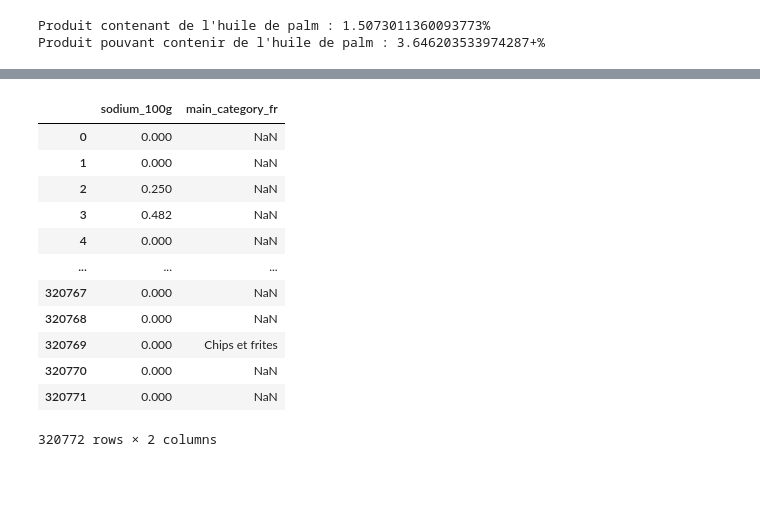
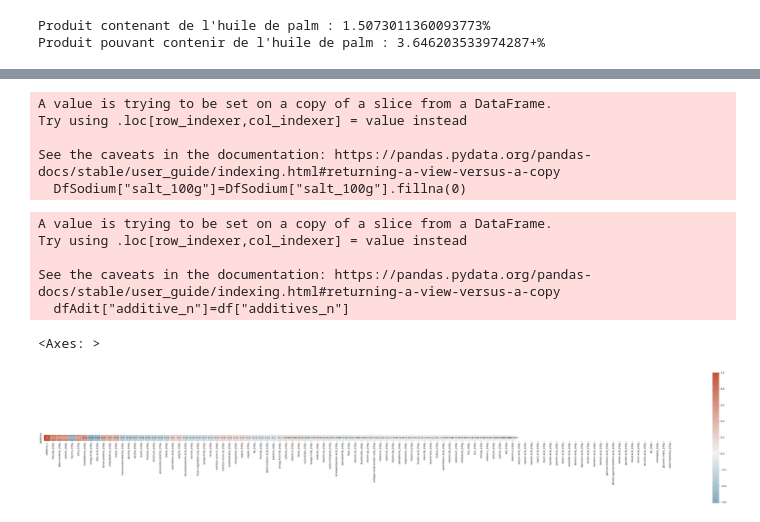
Before and after one commit to Solenhya/IAFood-P4-DevIA-G1, a Jupyter notebook: Améliorer la santé par l'IA - Analyse des données Open Food Facts.ipynb, the cells around one changed output, grey strips where cells are left out. Saved outputs shown, nothing was run; the diff lists cells and outputs as text; code cells hidden in the pictures; blank space fills up the shorter version.

```diff
--- a/Améliorer la santé par l'IA - Analyse des données Open Food Facts.ipynb
+++ b/Améliorer la santé par l'IA - Analyse des données Open Food Facts.ipynb
@@ -295,6 +336,6 @@ Name: 0, Length: 98451, dtype: int64
 # %%
 #Reponse 9
-#   Comment la teneur en sel varie-t-elle en fonction des catégories d'aliments ?
+# Comment la teneur en sel varie-t-elle en fonction des catégories d'aliments ?
 
 DfSodium = df[["salt_100g","main_category_fr"]]
 DfSodium["salt_100g"]=DfSodium["salt_100g"].fillna(0)
@@ -305,36 +346,36 @@ DfSodium
 saltmean= DfSodium.groupby("main_category_fr").mean()
 saltmin= DfSodium.groupby("main_category_fr").min()
 saltmax= DfSodium.groupby("main_category_fr").max()
+saltmean
+# %% [output]
+A value is trying to be set on a copy of a slice from a DataFrame.
+Try using .loc[row_indexer,col_indexer] = value instead
+
+See the caveats in the documentation: https://pandas.pydata.org/pandas-docs/stable/user_guide/indexing.html#returning-a-view-versus-a-copy
+  DfSodium["salt_100g"]=DfSodium["salt_100g"].fillna(0)
 # %%
 #Question 10
 # Existe-t-il une corrélation entre la présence d'additifs et la valeur nutritionnelle des aliments ?
 dfAdit = df.filter(like='_100g',axis=1)
 dfAdit["additive_n"]=df["additives_n"]
 correlation = dfAdit.corr()
 aditCorr = correlation["additive_n"]
-aditCorr = aditCorr.values.reshape(1, -1)
+dataframeadit = pd.DataFrame(aditCorr)
+aditCorr_sorted = dataframeadit.reindex(aditCorr.abs().sort_values(ascending=False).index)
 # Set up the matplotlib figure
 f, ax = plt.subplots(figsize=(60, 20))
 
 # Generate a custom diverging colormap
 cmap = sns.diverging_palette(230, 20, as_cmap=True)
 
 # Draw the heatmap with the mask and correct aspect ratio
-sns.heatmap(aditCorr, cmap=cmap, center=0,
-            square=True, linewidths=.5,xticklabels=correlation.columns,yticklabels=["Additives"], cbar_kws={"shrink": .5},annot=True)
+sns.heatmap(aditCorr_sorted.T, cmap=cmap, center=0,
+            square=True, linewidths=.5,xticklabels=aditCorr_sorted.index,yticklabels=["Additives"], cbar_kws={"shrink": .5},annot=True)
+# %% [output]
+A value is trying to be set on a copy of a slice from a DataFrame.
+Try using .loc[row_indexer,col_indexer] = value instead
+
+See the caveats in the documentation: https://pandas.pydata.org/pandas-docs/stable/user_guide/indexing.html#returning-a-view-versus-a-copy
+  dfAdit["additive_n"]=df["additives_n"]
+<Axes: >
+[figure, added]
-# %%
-df[["additives_n","nutrition-score-fr_100g","nutrition-score-uk_100g"]]
-# %% [output]
-|  | sodium_100g | main_category_fr |
-| 0 | 0.000 | NaN |
-| 1 | 0.000 | NaN |
-| 2 | 0.250 | NaN |
-| 3 | 0.482 | NaN |
-| 4 | 0.000 | NaN |
-| ... | ... | ... |
-| 320767 | 0.000 | NaN |
-| 320768 | 0.000 | NaN |
-| 320769 | 0.000 | Chips et frites |
-| 320770 | 0.000 | NaN |
-| 320771 | 0.000 | NaN |
-320772 rows × 2 columns
```
Also changed, not shown: parts of 18 cells of this notebook, 5 other files.
